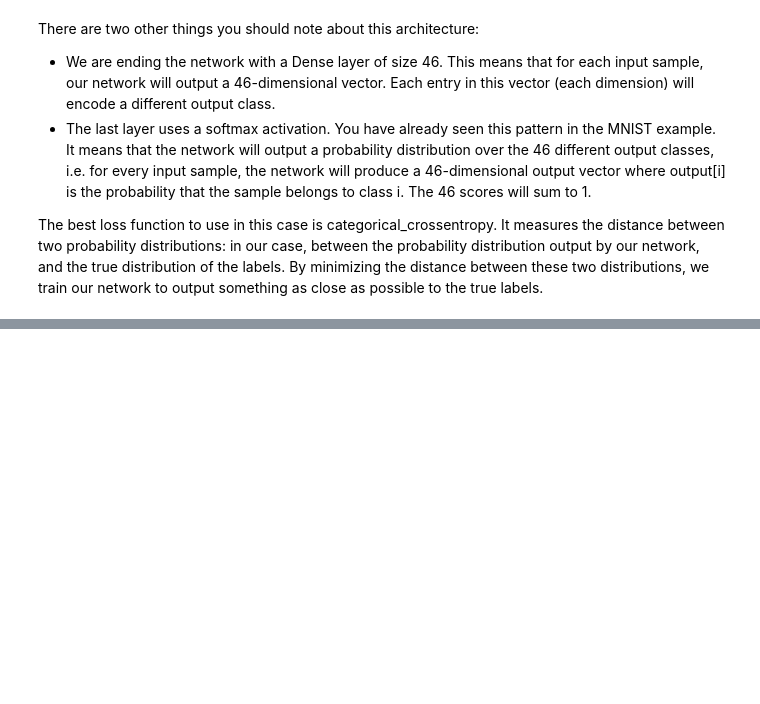
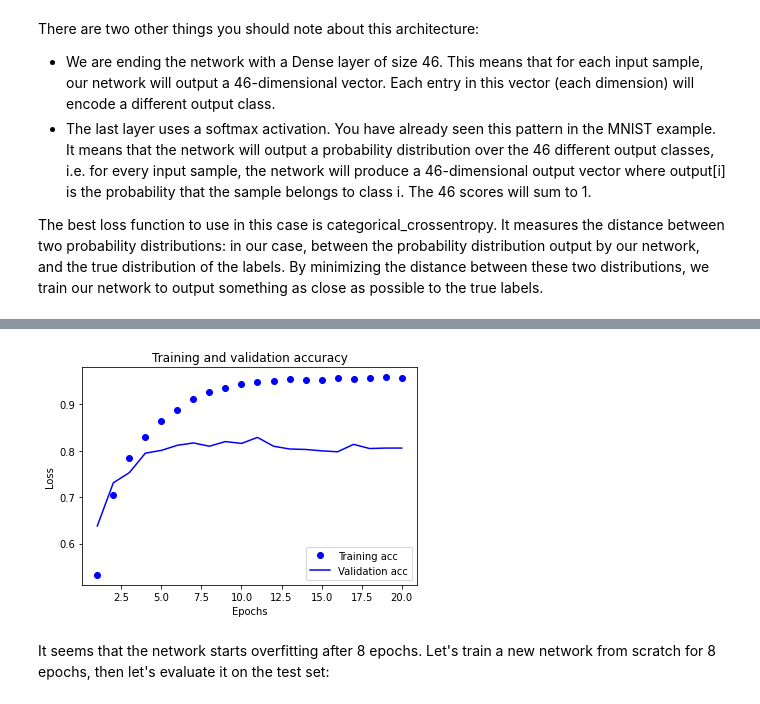
Before and after one commit to marcelounb/Deep_learning_book_francois, a Jupyter notebook: 3_6_classifying_newswires.ipynb, the cells around one changed output, grey strips where cells are left out. Cells and saved outputs as stored; diff of their text form; code cells hidden in the pictures; blank space fills up the shorter version.

```diff
--- a/3_6_classifying_newswires.ipynb
+++ b/3_6_classifying_newswires.ipynb
@@ -175,0 +230,18 @@ model.compile(optimizer='rmsprop', loss='categorical_crossentropy', metrics=['ac
+# %%
+plt.clf()   # clear figure
+
+acc = history.history['accuracy']
+val_acc = history.history['val_accuracy']
+
+plt.plot(epochs, acc, 'bo', label='Training acc')
+plt.plot(epochs, val_acc, 'b', label='Validation acc')
+plt.title('Training and validation accuracy')
+plt.xlabel('Epochs')
+plt.ylabel('Loss')
+plt.legend()
+
+plt.show()
+# %% [output]
+[figure, added]
+# %% [markdown]
+It seems that the network starts overfitting after 8 epochs. Let's train a new network from scratch for 8 epochs, then let's evaluate it on the test set:
```
Also changed, not shown: parts of 17 cells of this notebook.
